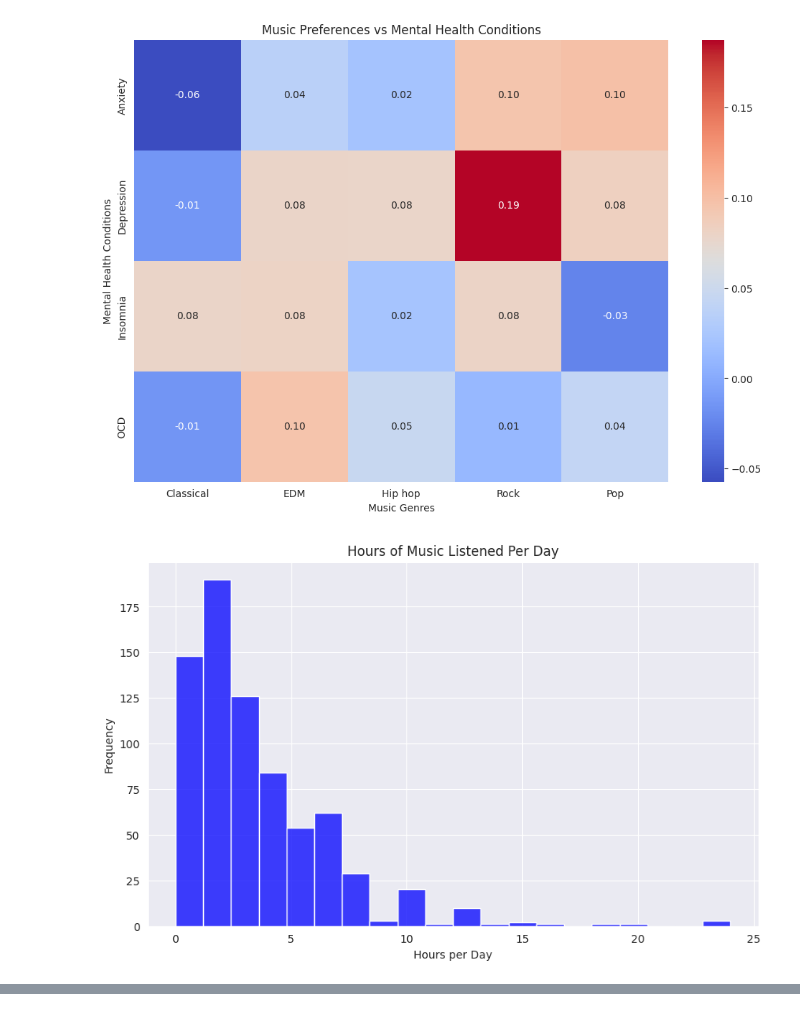
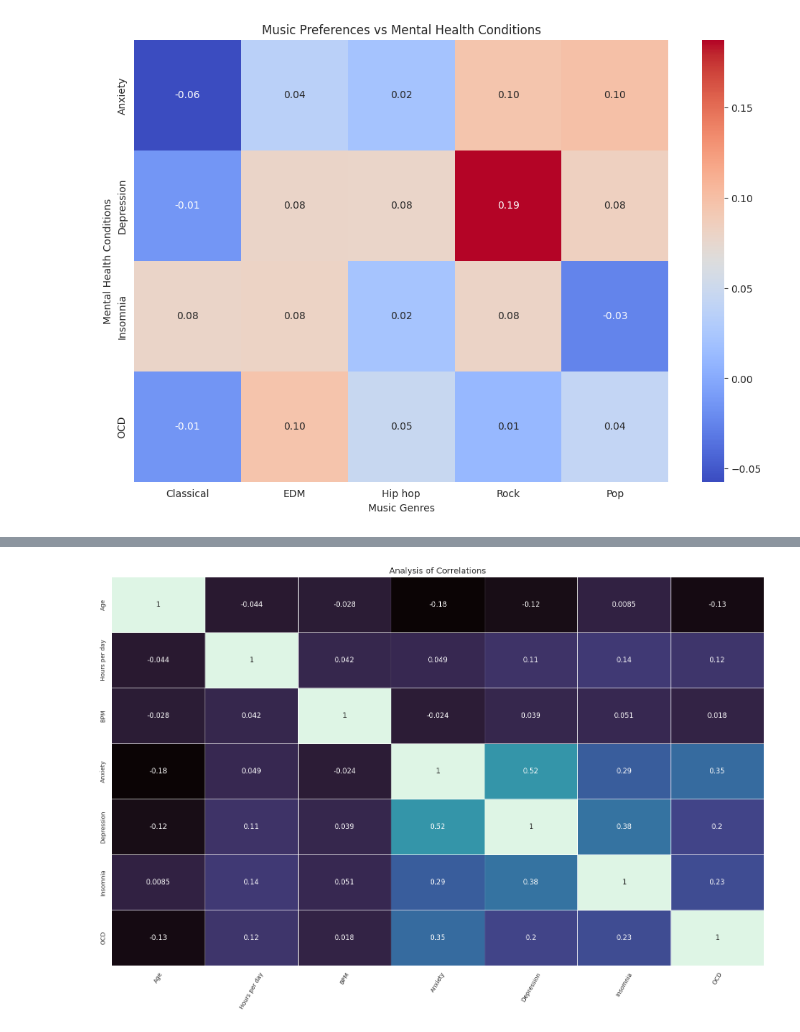
Before and after one commit to AdrianDonnelly/DataAnalysisProject, a Jupyter notebook: DataAnalysis.ipynb, the cells around one changed output, grey strips where cells are left out. Cells and saved outputs as stored; diff of their text form; code cells hidden in the pictures.

```diff
--- a/DataAnalysis.ipynb
+++ b/DataAnalysis.ipynb
@@ -82,19 +120,19 @@ plt.ylabel('Mental Health Conditions')
 plt.show()
 # %% [output]
 [figure]
-# %%
-
-# Plot 5: Hours Listened
-plt.figure(figsize=(10, 6))
-sns.histplot(df['Hours per day'], bins=20, color='blue')
-plt.title('Hours of Music Listened Per Day')
-plt.xlabel('Hours per Day')
-plt.ylabel('Frequency')
-plt.show()
-# %% [output]
-[figure, removed]
 # %%
-fig = px.scatter_3d(df, x='Insomnia', y='Anxiety', z='Depression', color='Age', color_continuous_scale="PRGn", template = 'plotly_white')
-fig.update_traces(marker=dict(size=5))
-fig.show()
+# Plot 5: Correlation map
+df1 = ['Age','Hours per day','BPM','Anxiety','Depression','Insomnia','OCD']
+df[df1].corr().T.style.background_gradient(cmap='mako', axis=1)
+
+def correlated_map(dataframe, plot=False):
+    corr = df[df1].corr()
+    if plot:
+        sns.set(rc={'figure.figsize': (20, 12)})
+        sns.heatmap(corr, cmap="mako", annot=True, linewidths=.6 , cbar = False)
+        plt.xticks(rotation=60, size=10)
+        plt.yticks(size=10)
+        plt.title('Analysis of Correlations', size=14)
+        plt.show()
+correlated_map(df, plot=True)
 # %% [output]
@@ -101,0 +139 @@ fig.show()
+[figure, added]
```
Also changed, not shown: parts of 10 cells of this notebook.
